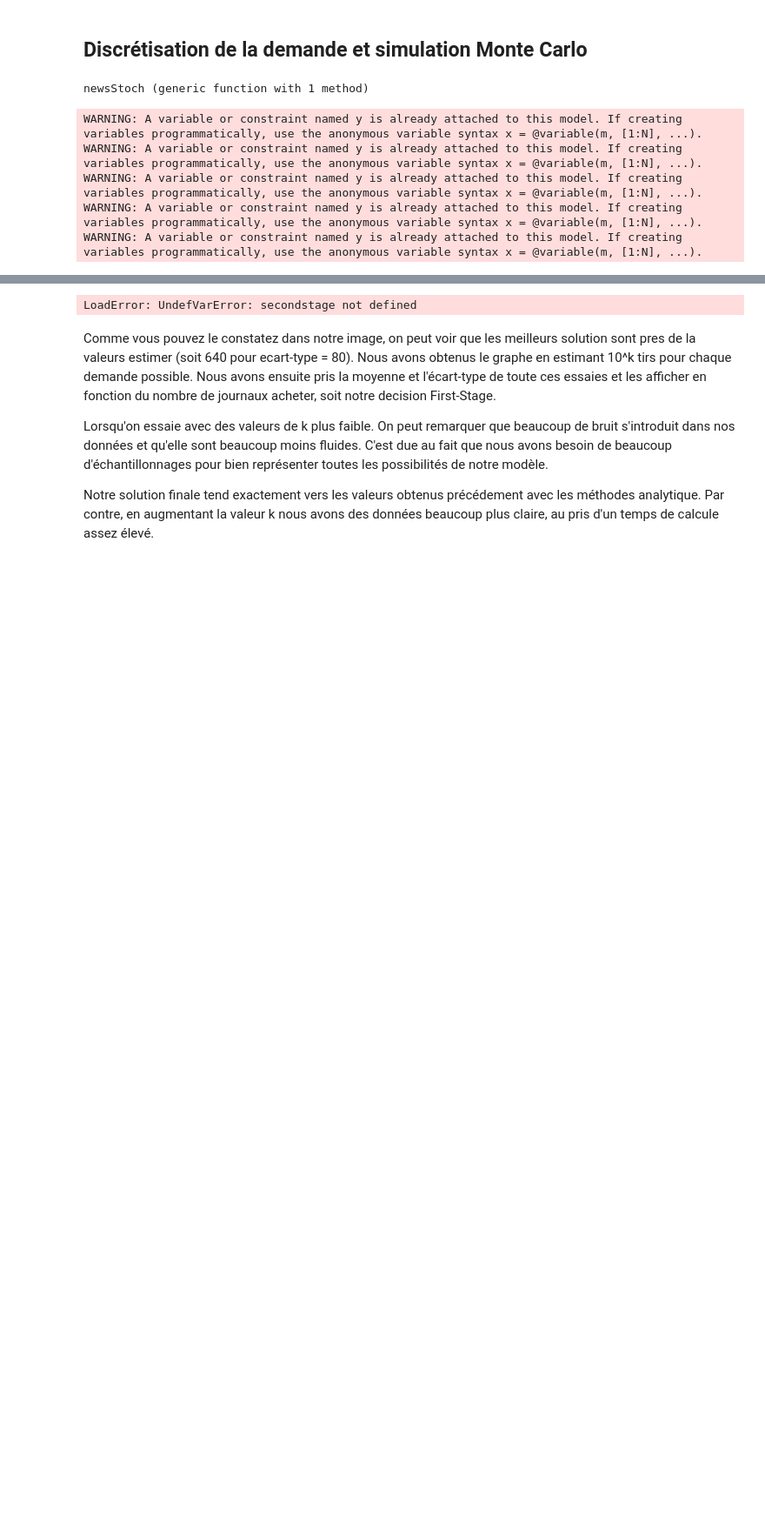
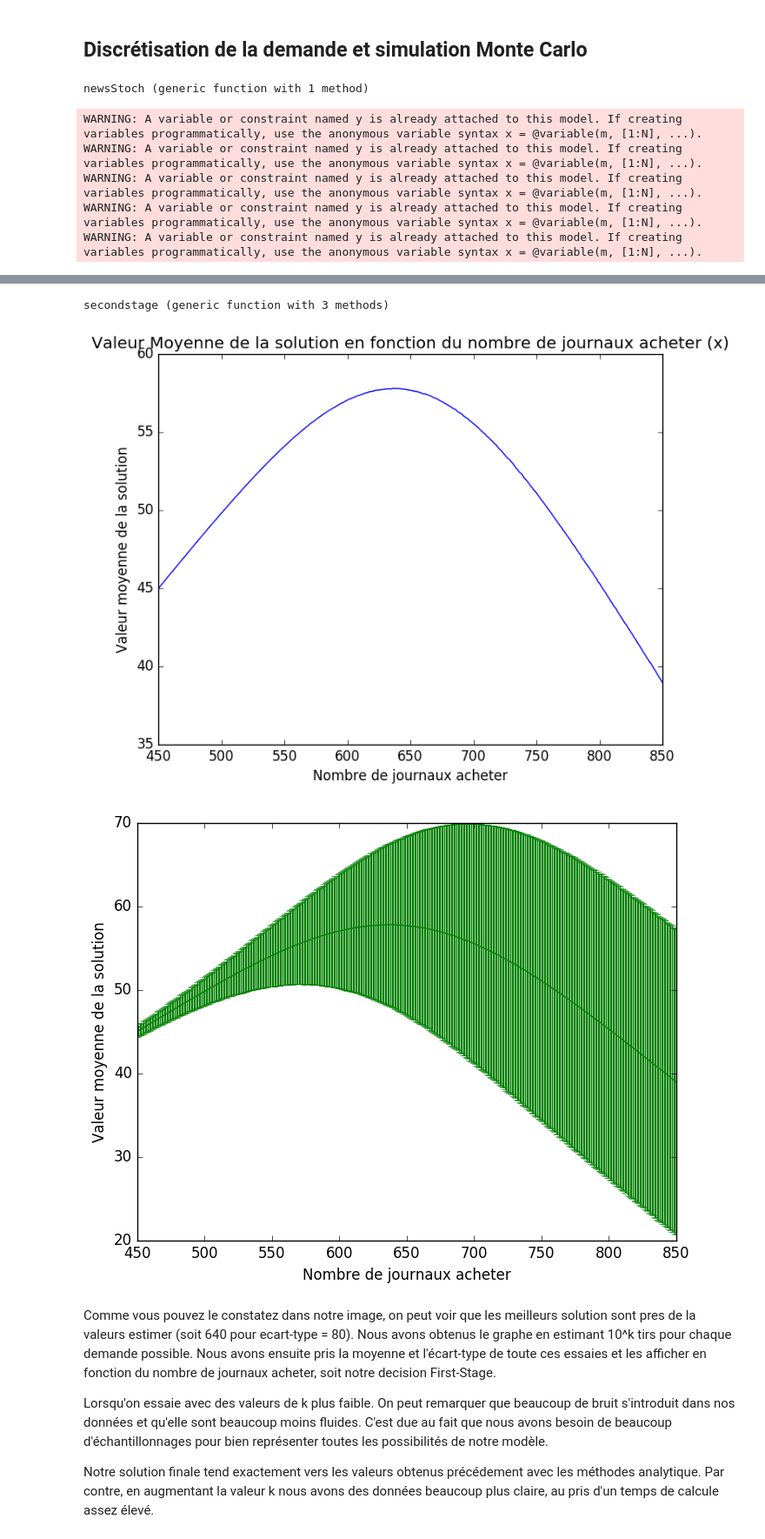
Before and after one commit to OlivierSirois/DevoirsMTH6415, a Jupyter notebook: Devoir1.ipynb, the cells around one changed output, grey strips where cells are left out. Shown: that part at 87% size. Drawn from its saved outputs; the diff is of its cells as text; code cells hidden in the pictures; blank space fills up the shorter version.

```diff
--- a/Devoir1.ipynb
+++ b/Devoir1.ipynb
@@ -206,34 +212,50 @@ Pour cette question, nous allons simplement simuler 10^k ou k=1,2,3..6 essaies.
+# %%
+function secondstage(d::Float64, x::Int)
+    c = 0.15
+    q = 0.25
+    r = 0.02
+
+    if d > x
+        return x*(q-c)
+    else
+        return (d*q + (x-d)*r - x*c)
+    end
+
+end
+# %% [output]
+secondstage (generic function with 3 methods)
 # %%
 Mean_X = Array{Float64}(401)
 SD_X = Array{Float64}(401)
 
-k = 6
+k = 5
 
 
 d = Normal(650, 80)
 
 temp = Array{Float64}(10^k)
 for i = 450:850
 
     for j = 1:10^k
         temp[j] = secondstage(rand(d), i)
     end
 
     Mean_X[i-449] = mean(temp)
     SD_X[i-449] = std(temp)
 end
 figure(1)
 plot(450:850,Mean_X)
 title("Valeur Moyenne de la solution en fonction du nombre de journaux acheter (x)")
 xlabel("Nombre de journaux acheter")
 ylabel("Valeur moyenne de la solution")
 figure(2)
 errorbar(450:850, Mean_X, yerr=SD_X, color="green")
 xlabel("Nombre de journaux acheter")
 ylabel("Valeur moyenne de la solution")
 show()
 # %% [output]
-LoadError: UndefVarError: secondstage not defined
+[figure, added]
+[figure, added]
 # %% [markdown]
 Comme vous pouvez le constatez dans notre image, on peut voir que les meilleurs solution sont pres de la valeurs estimer (soit 640 pour ecart-type = 80). Nous avons obtenus le graphe en estimant 10^k tirs pour chaque demande possible. Nous avons ensuite pris la moyenne et l'écart-type de toute ces essaies et les afficher en fonction du nombre de journaux acheter, soit notre decision First-Stage.
 
```
Also changed, not shown: parts of 3 cells of this notebook.
